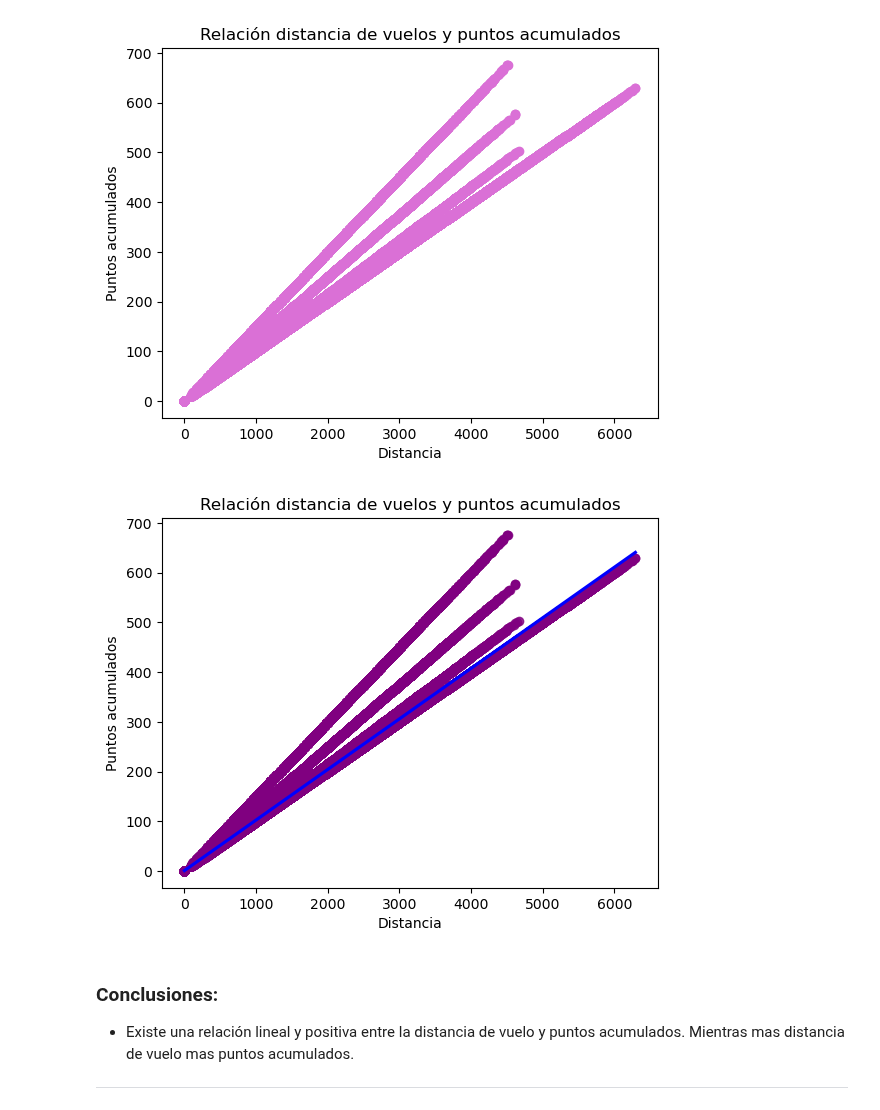
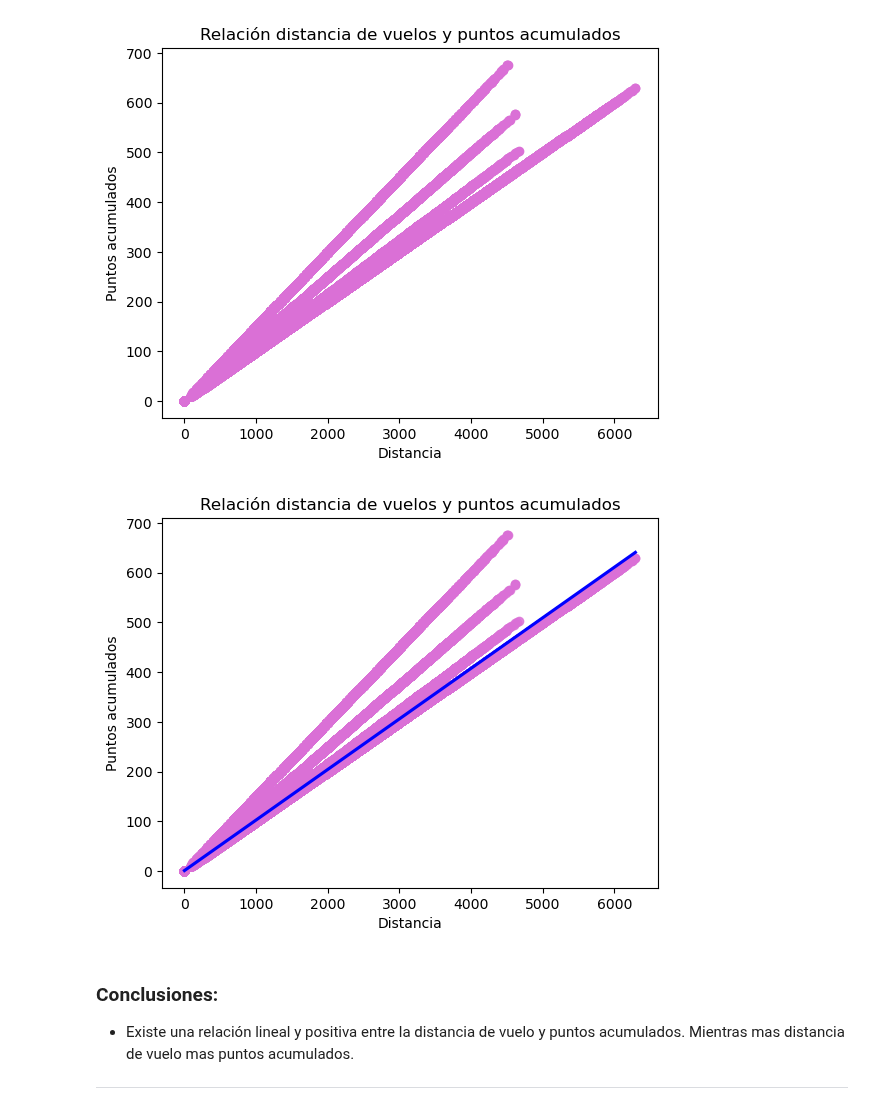
Before and after one commit to Adalab/bda-modulo-3-evaluacion-final-MarPastor, a Jupyter notebook: notebook/final_evaluation_mod3_marpastor.ipynb, the cells around one changed output. Cells and saved outputs as stored; diff of their text form; code cells hidden in the pictures.

```diff
--- a/notebook/final_evaluation_mod3_marpastor.ipynb
+++ b/notebook/final_evaluation_mod3_marpastor.ipynb
@@ -1339,16 +1318,16 @@ plt.show();
 # %% [output]
 [figure]
 # %%
-# podemos visualizar la relación de dos variables numéricas usando 'regplot'
+# visualizar la relación de dos variables numéricas usando 'seaborn'('regplot')
 # ayuda a ver a la línea de regresión (relación) entre ambas variables
 
-sns.regplot(data=df_completo, x='distance', y='points_accumulated', color='purple', line_kws={"color": "blue"})
+sns.regplot(data=df_completo, x='distance', y='points_accumulated', color='orchid', line_kws={"color": "blue"})
 plt.title('Relación distancia de vuelos y puntos acumulados')
 plt.ylabel('Puntos acumulados')
 plt.xlabel('Distancia')
 plt.show();
 # %% [output]
-[figure, old version]
+[figure, new version]
 # %% [markdown]
 ### Conclusiones:
 
```
Also changed, not shown: parts of 39 cells of this notebook, 1 other file.
